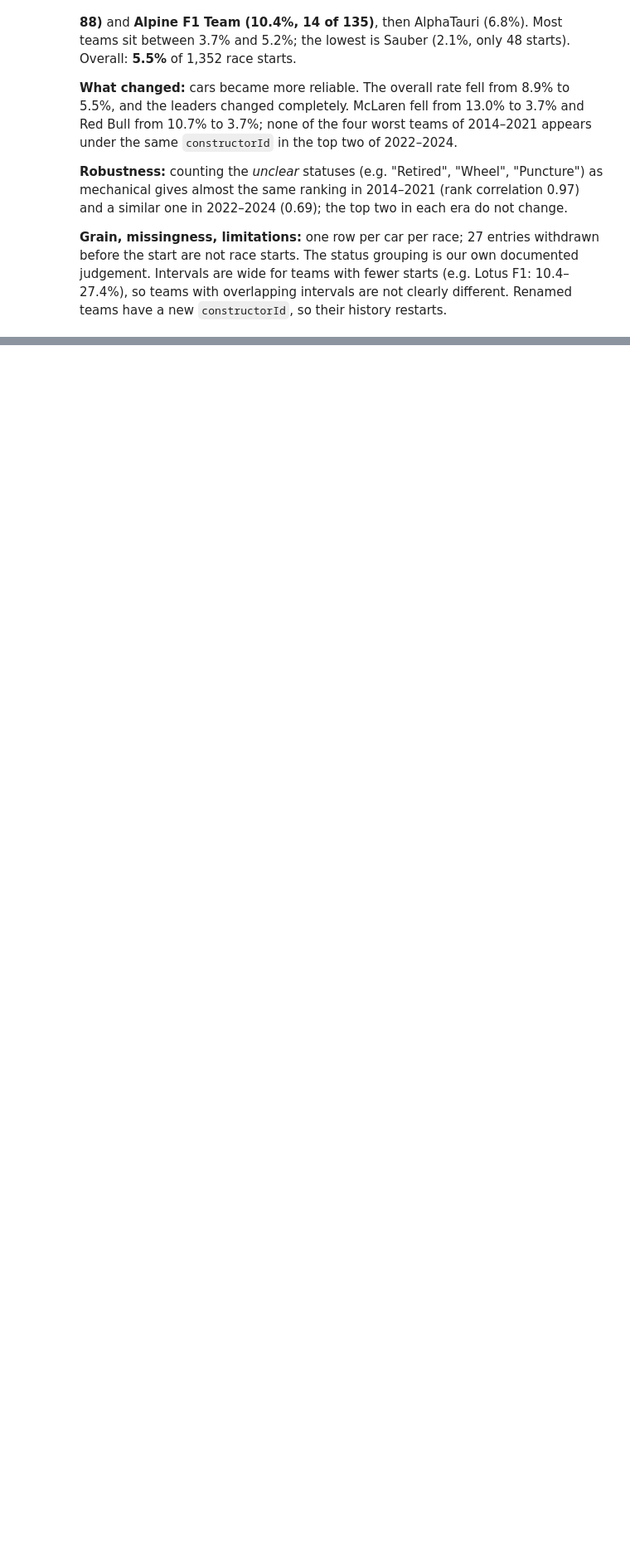
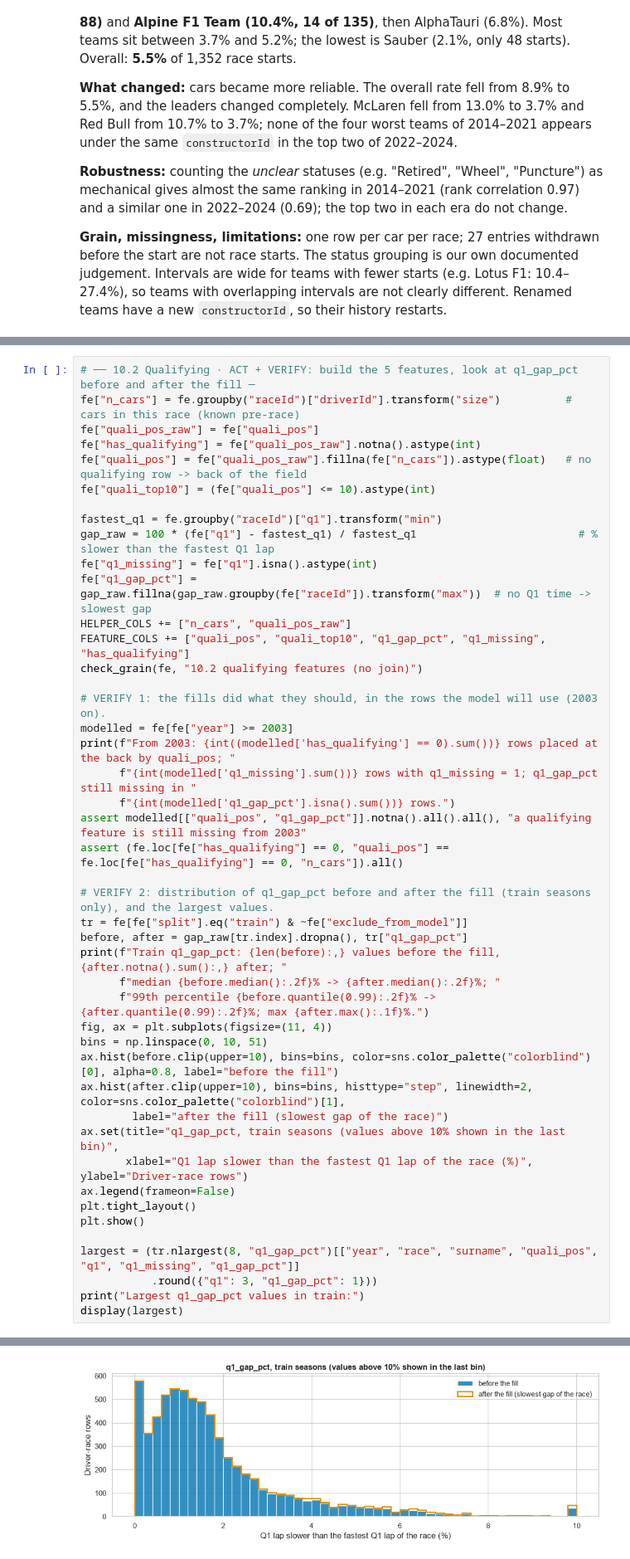
Before and after one commit to OmarOsama55/ACL_F1, a Jupyter notebook: notebooks/01_data_cleaning_audit.ipynb, the cells around one changed output, grey strips where cells are left out. Shown at 83% size. Drawn from its saved outputs; the diff is of its cells as text; blank space fills up the shorter version.

```diff
--- a/notebooks/01_data_cleaning_audit.ipynb
+++ b/notebooks/01_data_cleaning_audit.ipynb
@@ -3110,0 +3287,46 @@ plt.show()
+# %%
+# ── 10.2 Qualifying · ACT + VERIFY: build the 5 features, look at q1_gap_pct before and after the fill ─
+fe["n_cars"] = fe.groupby("raceId")["driverId"].transform("size")          # cars in this race (known pre-race)
+fe["quali_pos_raw"] = fe["quali_pos"]
+fe["has_qualifying"] = fe["quali_pos_raw"].notna().astype(int)
+fe["quali_pos"] = fe["quali_pos_raw"].fillna(fe["n_cars"]).astype(float)   # no qualifying row -> back of the field
+fe["quali_top10"] = (fe["quali_pos"] <= 10).astype(int)
+
+fastest_q1 = fe.groupby("raceId")["q1"].transform("min")
+gap_raw = 100 * (fe["q1"] - fastest_q1) / fastest_q1                         # % slower than the fastest Q1 lap
+fe["q1_missing"] = fe["q1"].isna().astype(int)
+fe["q1_gap_pct"] = gap_raw.fillna(gap_raw.groupby(fe["raceId"]).transform("max"))  # no Q1 time -> slowest gap
+HELPER_COLS += ["n_cars", "quali_pos_raw"]
+FEATURE_COLS += ["quali_pos", "quali_top10", "q1_gap_pct", "q1_missing", "has_qualifying"]
+check_grain(fe, "10.2 qualifying features (no join)")
+
+# VERIFY 1: the fills did what they should, in the rows the model will use (2003 on).
+modelled = fe[fe["year"] >= 2003]
+print(f"From 2003: {int((modelled['has_qualifying'] == 0).sum())} rows placed at the back by quali_pos; "
+      f"{int(modelled['q1_missing'].sum())} rows with q1_missing = 1; q1_gap_pct still missing in "
+      f"{int(modelled['q1_gap_pct'].isna().sum())} rows.")
+assert modelled[["quali_pos", "q1_gap_pct"]].notna().all().all(), "a qualifying feature is still missing from 2003"
+assert (fe.loc[fe["has_qualifying"] == 0, "quali_pos"] == fe.loc[fe["has_qualifying"] == 0, "n_cars"]).all()
+
+# VERIFY 2: distribution of q1_gap_pct before and after the fill (train seasons only), and the largest values.
+tr = fe[fe["split"].eq("train") & ~fe["exclude_from_model"]]
+before, after = gap_raw[tr.index].dropna(), tr["q1_gap_pct"]
+print(f"Train q1_gap_pct: {len(before):,} values before the fill, {after.notna().sum():,} after; "
+      f"median {before.median():.2f}% -> {after.median():.2f}%; "
+      f"99th percentile {before.quantile(0.99):.2f}% -> {after.quantile(0.99):.2f}%; max {after.max():.1f}%.")
+fig, ax = plt.subplots(figsize=(11, 4))
+bins = np.linspace(0, 10, 51)
+ax.hist(before.clip(upper=10), bins=bins, color=sns.color_palette("colorblind")[0], alpha=0.8, label="before the fill")
+ax.hist(after.clip(upper=10), bins=bins, histtype="step", linewidth=2, color=sns.color_palette("colorblind")[1],
+        label="after the fill (slowest gap of the race)")
+ax.set(title="q1_gap_pct, train seasons (values above 10% shown in the last bin)",
+       xlabel="Q1 lap slower than the fastest Q1 lap of the race (%)", ylabel="Driver-race rows")
+ax.legend(frameon=False)
+plt.tight_layout()
+plt.show()
+
+largest = (tr.nlargest(8, "q1_gap_pct")[["year", "race", "surname", "quali_pos", "q1", "q1_missing", "q1_gap_pct"]]
+           .round({"q1": 3, "q1_gap_pct": 1}))
+print("Largest q1_gap_pct values in train:")
+display(largest)
+# %% [output]
@@ -3110,0 +3336 @@ plt.show()
+[figure, added]
```
Also changed, not shown: parts of 78 cells of this notebook.
